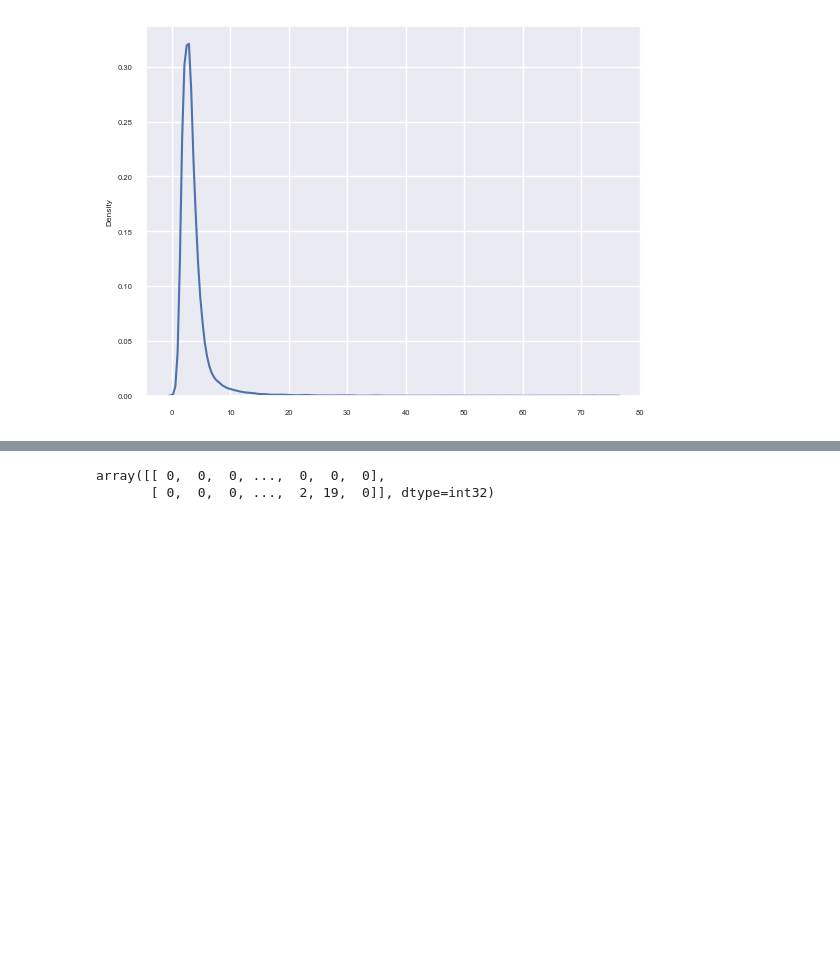
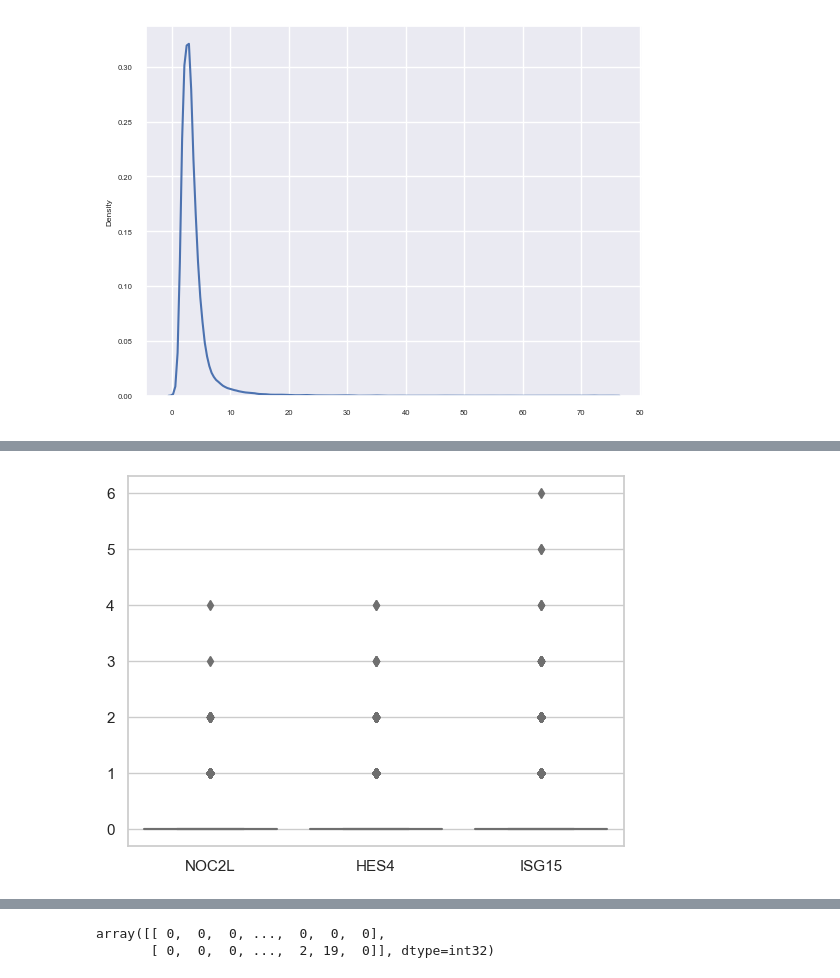
Before and after one commit to Stardust-lf/Transcriptomics, a Jupyter notebook: TestCode/Preprocessing.ipynb, the cells around one changed output, grey strips where cells are left out. Cells and saved outputs as stored; diff of their text form; code cells hidden in the pictures; blank space fills up the shorter version.

```diff
--- a/TestCode/Preprocessing.ipynb
+++ b/TestCode/Preprocessing.ipynb
@@ -153,0 +166,3 @@ sns.kdeplot(np.max(sample,axis=0))
+# %%
+dna_df = pd.DataFrame(dna.T,index=slice1.var.index)
+dna_df
@@ -153,0 +183,5 @@ sns.kdeplot(np.max(sample,axis=0))
+# %%
+sns.boxplot(data=dna_df[:3].T)
+plt.show()
+# %% [output]
+[figure, added]
```
Also changed, not shown: parts of 7 cells of this notebook, 14 other files.
